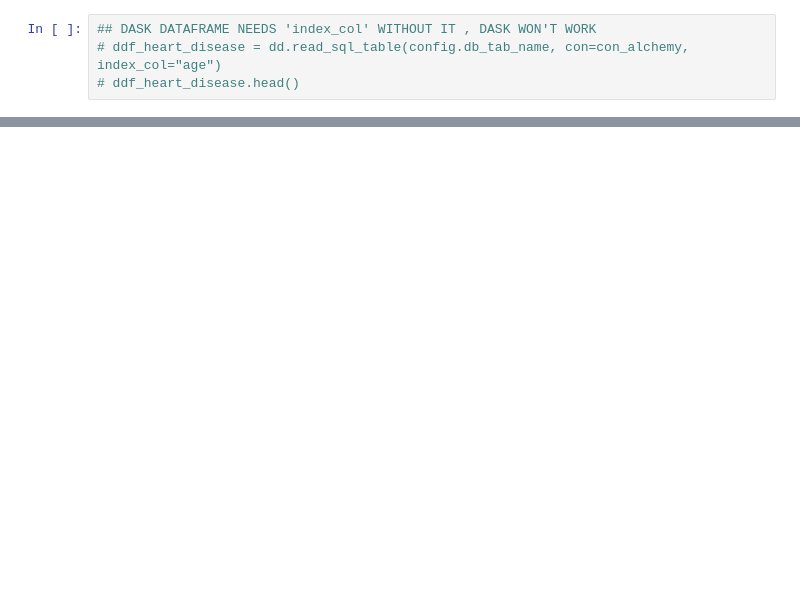
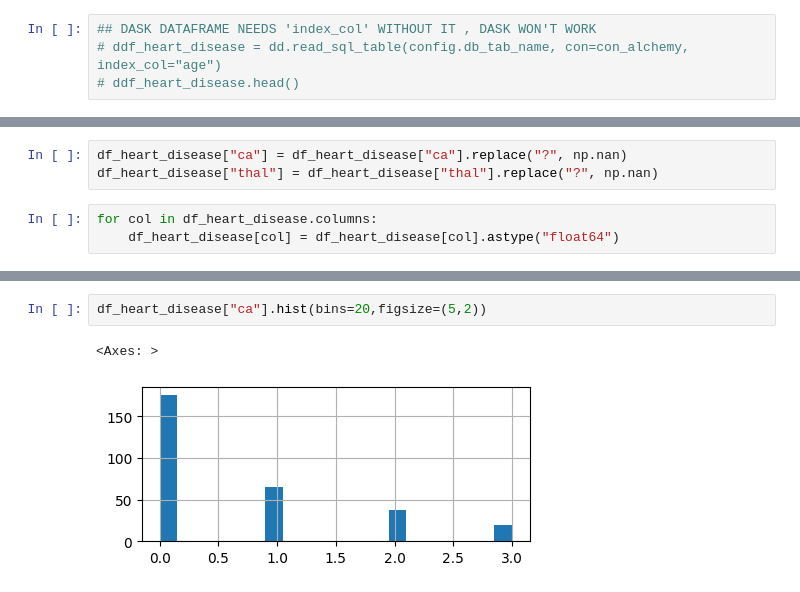
Before and after one commit to Priyo-prog/Heart-Disease-Project, a Jupyter notebook: Decision Tree.ipynb, the cells around one changed output, grey strips where cells are left out. Drawn from its saved outputs; the diff is of its cells as text; blank space fills up the shorter version.

```diff
--- a/Decision Tree.ipynb
+++ b/Decision Tree.ipynb
@@ -79,0 +142,6 @@ df_heart_disease.head()
+# %%
+df_heart_disease["ca"] = df_heart_disease["ca"].replace("?", np.nan)
+df_heart_disease["thal"] = df_heart_disease["thal"].replace("?", np.nan)
+# %%
+for col in df_heart_disease.columns:
+    df_heart_disease[col] = df_heart_disease[col].astype("float64")
@@ -79,0 +189,5 @@ df_heart_disease.head()
+# %%
+df_heart_disease["ca"].hist(bins=20,figsize=(5,2))
+# %% [output]
+<Axes: >
+[figure, added]
```
Also changed, not shown: parts of 32 cells of this notebook, 1 other file.
